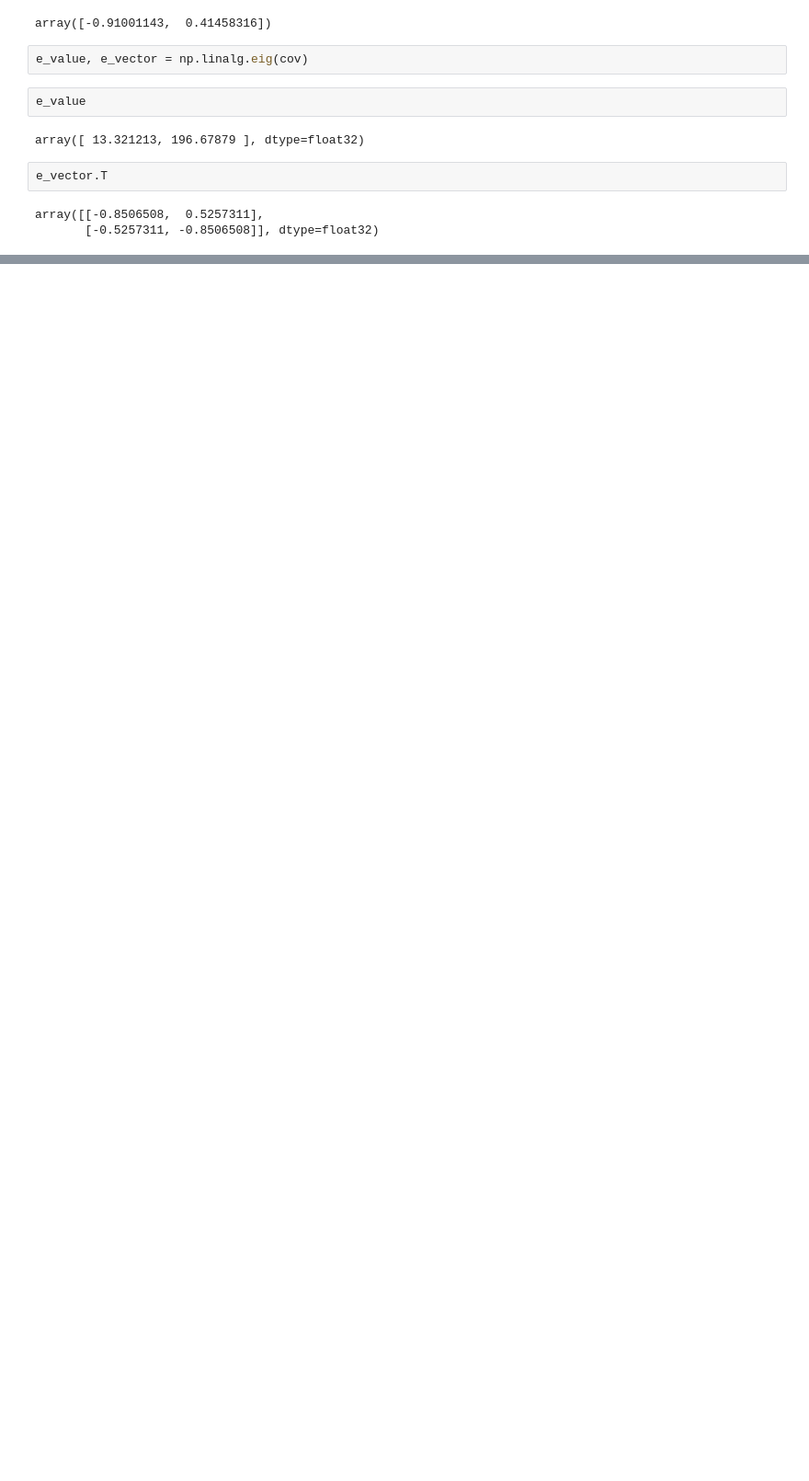
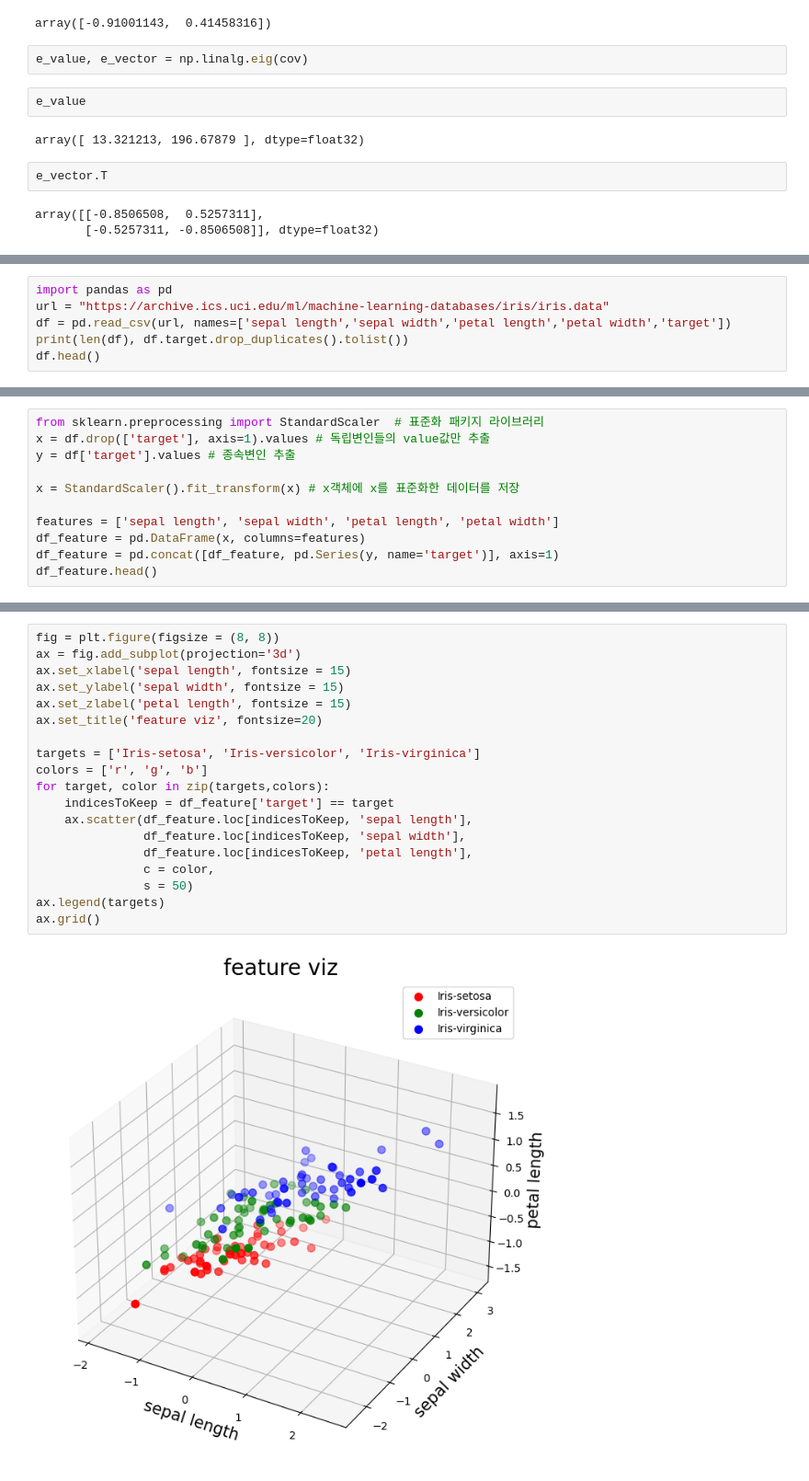
Before and after one commit to Solarthenomad/pytorch, a Jupyter notebook: week3.ipynb, the cells around one changed output, grey strips where cells are left out. Shown at 92% size. Saved outputs shown, nothing was run; the diff lists cells and outputs as text; blank space fills up the shorter version.

```diff
--- a/week3.ipynb
+++ b/week3.ipynb
@@ -179,0 +242,6 @@ array([[-0.8506508,  0.5257311],
+# %%
+import pandas as pd
+url = "https://archive.ics.uci.edu/ml/machine-learning-databases/iris/iris.data"
+df = pd.read_csv(url, names=['sepal length','sepal width','petal length','petal width','target'])
+print(len(df), df.target.drop_duplicates().tolist())
+df.head()
@@ -179,0 +256,11 @@ array([[-0.8506508,  0.5257311],
+# %%
+from sklearn.preprocessing import StandardScaler  # 표준화 패키지 라이브러리
+x = df.drop(['target'], axis=1).values # 독립변인들의 value값만 추출
+y = df['target'].values # 종속변인 추출
+
+x = StandardScaler().fit_transform(x) # x객체에 x를 표준화한 데이터를 저장
+
+features = ['sepal length', 'sepal width', 'petal length', 'petal width']
+df_feature = pd.DataFrame(x, columns=features)
+df_feature = pd.concat([df_feature, pd.Series(y, name='target')], axis=1)
+df_feature.head()
@@ -179,0 +274,21 @@ array([[-0.8506508,  0.5257311],
+# %%
+fig = plt.figure(figsize = (8, 8))
+ax = fig.add_subplot(projection='3d')
+ax.set_xlabel('sepal length', fontsize = 15)
+ax.set_ylabel('sepal width', fontsize = 15)
+ax.set_zlabel('petal length', fontsize = 15)
+ax.set_title('feature viz', fontsize=20)
+
+targets = ['Iris-setosa', 'Iris-versicolor', 'Iris-virginica']
+colors = ['r', 'g', 'b']
+for target, color in zip(targets,colors):
+    indicesToKeep = df_feature['target'] == target
+    ax.scatter(df_feature.loc[indicesToKeep, 'sepal length'],
+               df_feature.loc[indicesToKeep, 'sepal width'],
+               df_feature.loc[indicesToKeep, 'petal length'],
+               c = color,
+               s = 50)
+ax.legend(targets)
+ax.grid()
+# %% [output]
+[figure, added]
```
Also changed, not shown: parts of 15 cells of this notebook.
